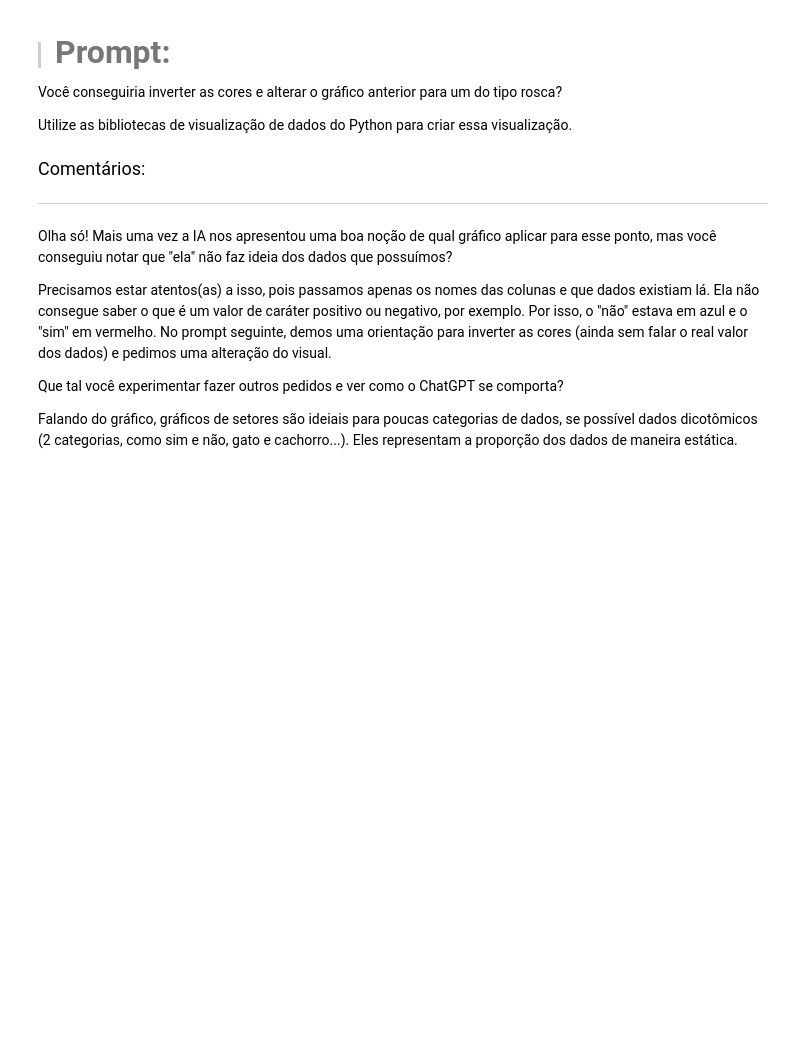
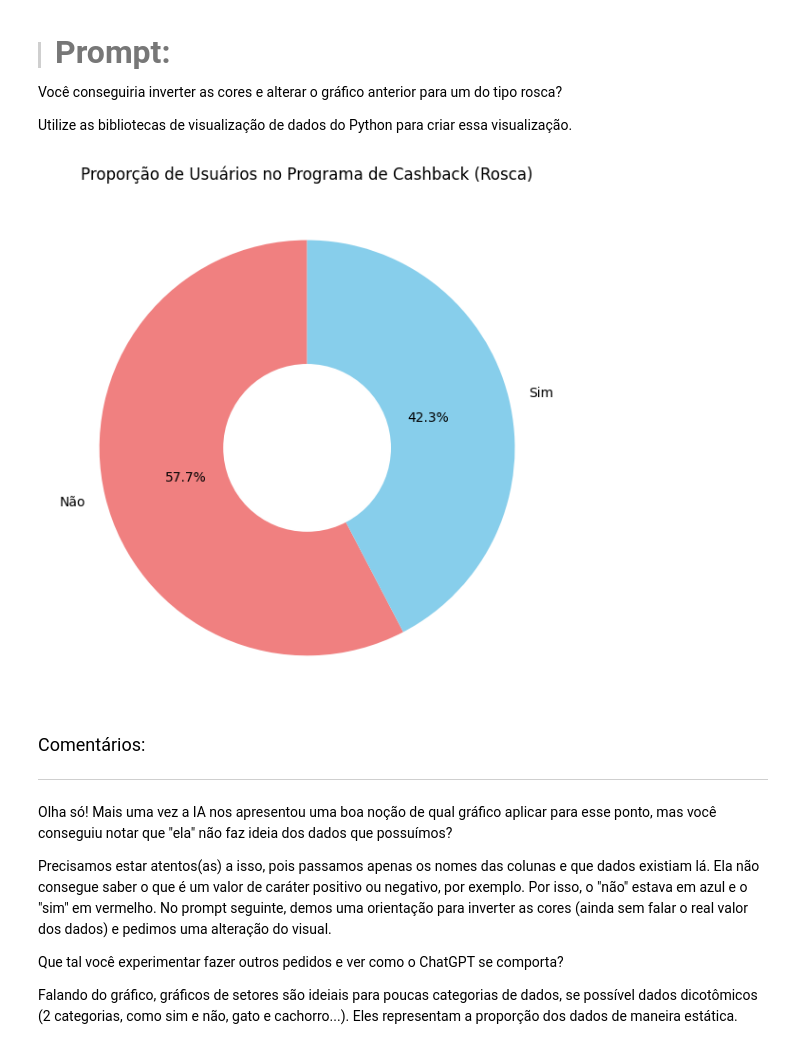
Before and after one commit to Enoque12/Projecto_Inicial_IA_Aplicada_na_Ciencia_de_Dados, a Jupyter notebook: Projeto_Inicial_IA_aplicada_a_Data_Science.ipynb, the cells around one changed output. Drawn from its saved outputs; the diff is of its cells as text; code cells hidden in the pictures; blank space fills up the shorter version.

```diff
--- a/Projeto_Inicial_IA_aplicada_a_Data_Science.ipynb
+++ b/Projeto_Inicial_IA_aplicada_a_Data_Science.ipynb
@@ -748,6 +768,31 @@ Utilize as bibliotecas de visualização de dados do Python para criar essa visu
 Você conseguiria inverter as cores e alterar o gráfico anterior para um do tipo rosca?
 
 Utilize as bibliotecas de visualização de dados do Python para criar essa visualização.
+# %%
+# Inverter a ordem das cores
+colors = ['lightcoral', 'skyblue']  # Cores invertidas
+# %%
+
+# Criar o gráfico do tipo rosca
+plt.figure(figsize=(6, 6))
+plt.pie(
+    cashback_counts,
+    labels=cashback_counts.index,
+    autopct='%1.1f%%',
+    startangle=90,
+    colors=colors,
+    wedgeprops=dict(width=0.6)
+)
+
+# Adicionar círculo central branco (efeito de rosca)
+centro = plt.Circle((0, 0), 0.40, color='white', fc='white', linewidth=1.25)
+plt.gca().add_artist(centro)
+
+plt.title('Proporção de Usuários no Programa de Cashback (Rosca)')
+plt.tight_layout()
+plt.show()
+# %% [output]
+[figure, added]
 # %% [markdown]
 <font color="7b71ff" size=4> Comentários: </font>
 
```
Also changed, not shown: parts of 13 cells of this notebook.
